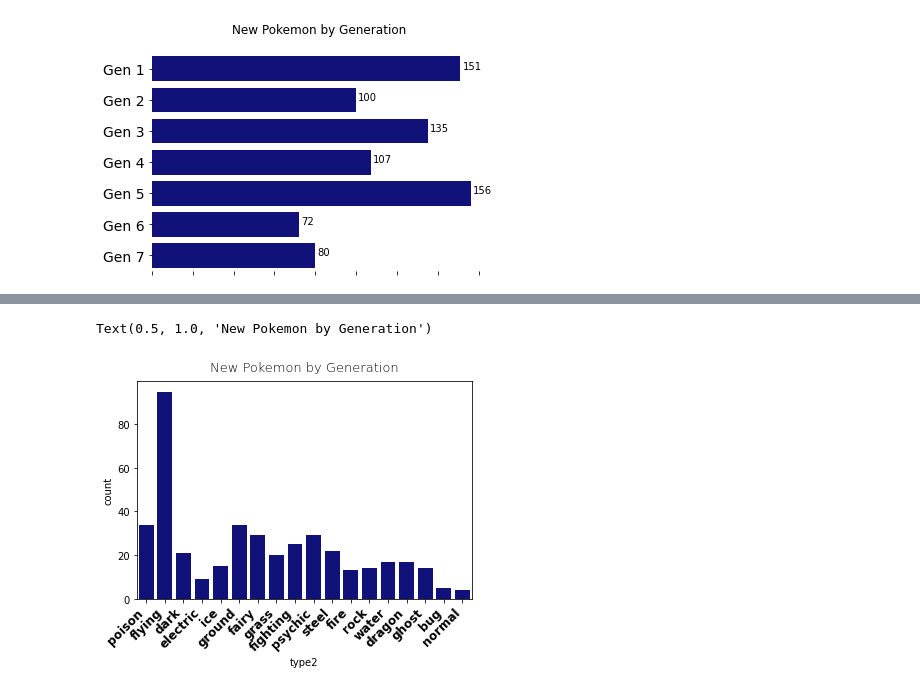
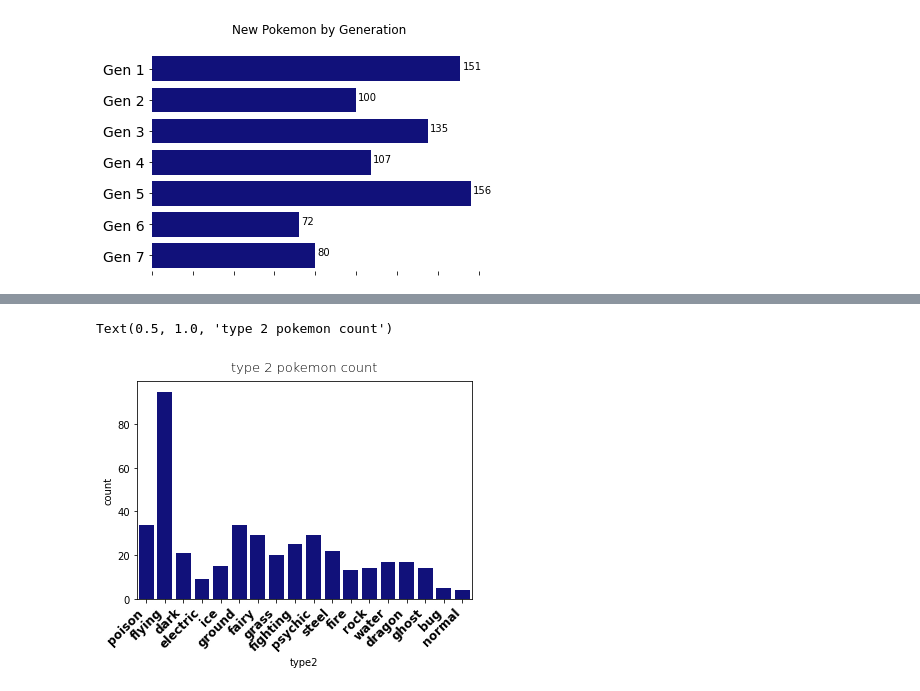
Before and after one commit to zacker232423/Pokemon-Project, a Jupyter notebook: pokemon.ipynb, the cells around one changed output, grey strips where cells are left out. Cells and saved outputs as stored; diff of their text form; code cells hidden in the pictures.

```diff
--- a/pokemon.ipynb
+++ b/pokemon.ipynb
@@ -93,16 +75,16 @@ plt.xticks(
 # %%
 type2 = [f'type (t)' for t in pokemon_df.type2.unique()]
 ax = sns.countplot(x=pokemon_df.type2 , color='darkblue')
 
 plt.xticks(
      rotation=45,
     horizontalalignment='right',
     fontweight='heavy',
     fontsize='large'
 )
-ax.set_title('New Pokemon by Generation', loc='center', pad=10, weight= 10 , fontsize=13  )
+ax.set_title('type 2 pokemon count', loc='center', pad=10, weight= 10 , fontsize=13  )
 # %% [output]
-Text(0.5, 1.0, 'New Pokemon by Generation')
+Text(0.5, 1.0, 'type 2 pokemon count')
-[figure, old version]
+[figure, new version]
 # %%
 # add graph to combine both type one and type two into a single multi layer graph
```
Also changed, not shown: parts of 3 cells of this notebook.
